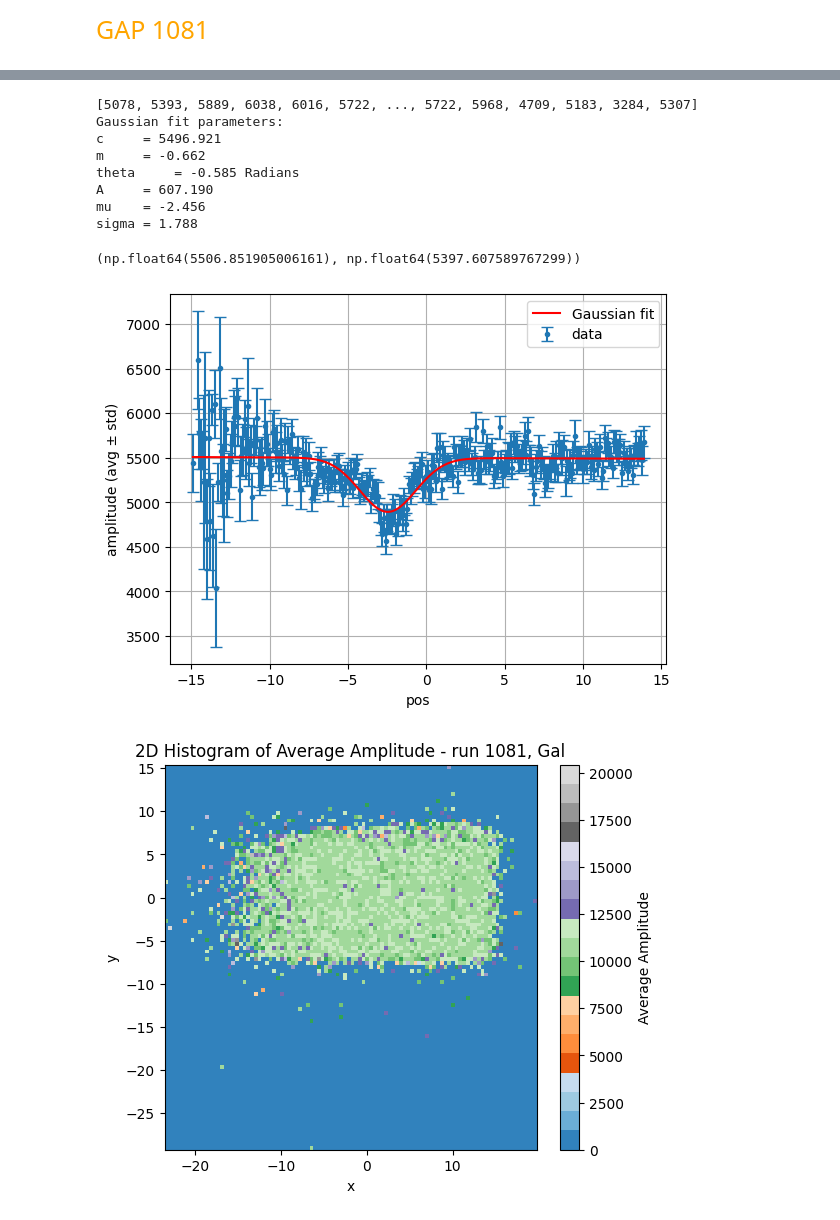
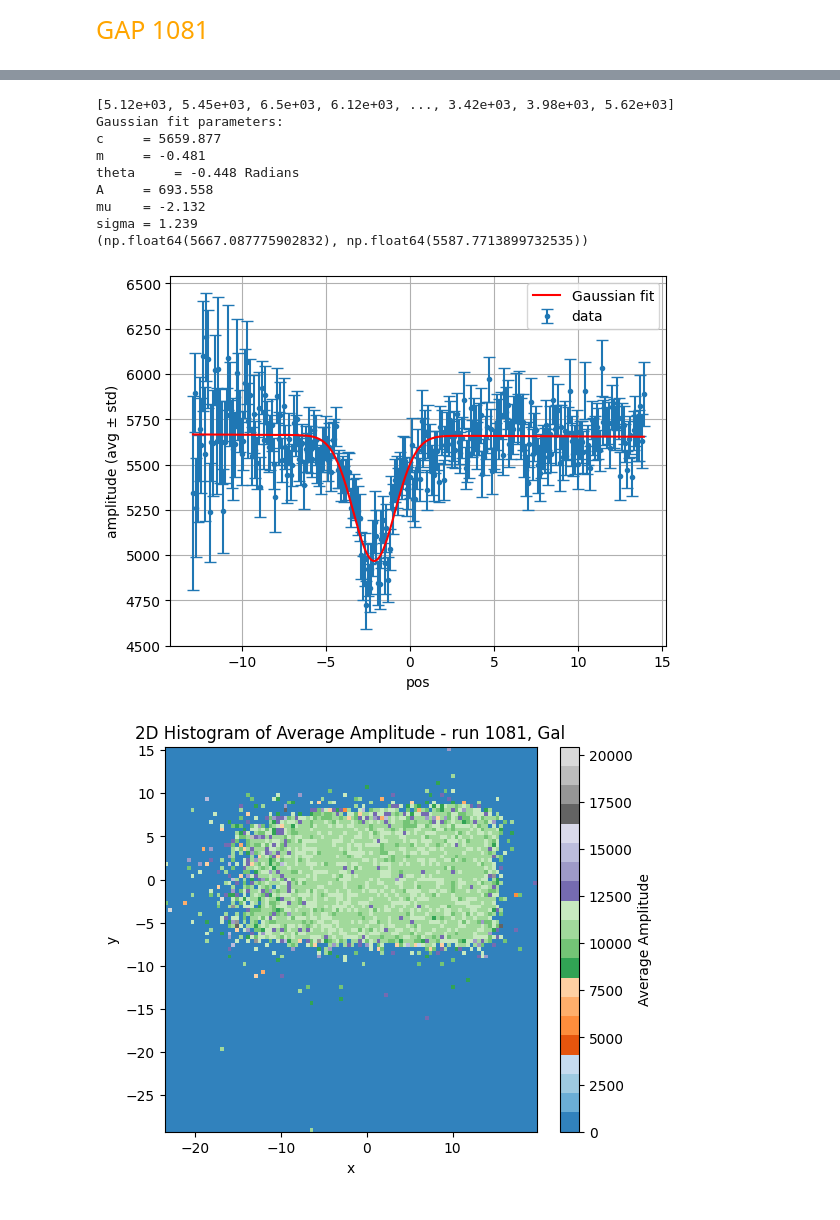
Before and after one commit to Ben-David-Ben/F-Cal-TB-Project, a Jupyter notebook: TB2025_Gap.ipynb, the cells around one changed output, grey strips where cells are left out. Drawn from its saved outputs; the diff is of its cells as text; code cells hidden in the pictures.

```diff
--- a/TB2025_Gap.ipynb
+++ b/TB2025_Gap.ipynb
@@ -174,12 +41,12 @@ path = "TB_FIRE\TB_reco\TB_FIRE_1093_raw_reco_diagnostics.root"
 # %%
 # add the reconstructed data of the dead pad to the hits data
-def add_reconstruct_data_single_dead_pad(data, plane, pad, scope_data = True):
+def add_reconstruct_data_single_dead_pad(data, plane, pad, scope_data = True, only_reco_data = False):
 
     if scope_data:
         hit_data = data.hits
 
     # get the array of the reconstructed data
-    reco_pad = pads_reconstruct(hit_data, plane, pad)
+    reco_pad = rf.pads_reconstruct(hit_data, plane, pad)
 
     # turn empty data in the reconstructed results to zeros
     reco_amp = ak.fill_none(ak.firsts(reco_pad), 0.0)
@@ -199,6 +66,9 @@ def add_reconstruct_data_single_dead_pad(data, plane, pad, scope_data = True):
     keep = reco_amp != 0
     reco_to_add = ak.fill_none(ak.mask(reco1, keep), [])
 
+    if only_reco_data:
+        return reco_to_add
+
     # combine with original data
     hits_with_reco_pad = ak.concatenate([hit_data, reco_to_add], axis=1)
 
@@ -206,4 +76,4 @@ def add_reconstruct_data_single_dead_pad(data, plane, pad, scope_data = True):
 
     return data_with_reco_pad
 
-reco_146_1093 = add_reconstruct_data_single_dead_pad(hit_data_scope_1093, 4, 146)
+# reco_146_1093 = add_reconstruct_data_single_dead_pad(hit_data_scope_1093, 4, 146)
@@ -280,2 +226,5 @@ plt.show()
+# %%
+path = "TB_FIRE\TB_reco\TB_FIRE_1081_raw_reco_diagnostics.root"
+hit_data_1081_reco_pads = reconstruct_data_all_dead_pads2(hit_data_scope_1081, 6, path)
 # %%
 hit_data_scope_1081_filtered = sf.filter_chi2_scope_data(hit_data_scope_1081, 3)
@@ -325,16 +298,16 @@ plt.show()
 # %%
-sf.E_vs_X_scope_gaussian_fit(hit_data_scope_1081, 0.5, -5, 3, -15, 14)
+sf.E_vs_X_scope_gaussian_fit(hit_data_1081_reco_pads, 0.5, -7, 3, -13, 14)
 # %% [output]
-[5078, 5393, 5889, 6038, 6016, 5722, ..., 5722, 5968, 4709, 5183, 3284, 5307]
+[5.12e+03, 5.45e+03, 6.5e+03, 6.12e+03, ..., 3.42e+03, 3.98e+03, 5.62e+03]
 Gaussian fit parameters:
-c     = 5496.921
-m     = -0.662
-theta     = -0.585 Radians
-A     = 607.190
-mu    = -2.456
-sigma = 1.788
+c     = 5659.877
+m     = -0.481
+theta     = -0.448 Radians
+A     = 693.558
+mu    = -2.132
+sigma = 1.239
+(np.float64(5667.087775902832), np.float64(5587.7713899732535))
-(np.float64(5506.851905006161), np.float64(5397.607589767299))
-[figure, old version]
+[figure, new version]
 # %%
 
 tlu_ben = ak.firsts(hit_data_scope_1081_tlu.hits.TLU, axis = 1)
```
Also changed, not shown: parts of 17 cells of this notebook, 3 other files.
